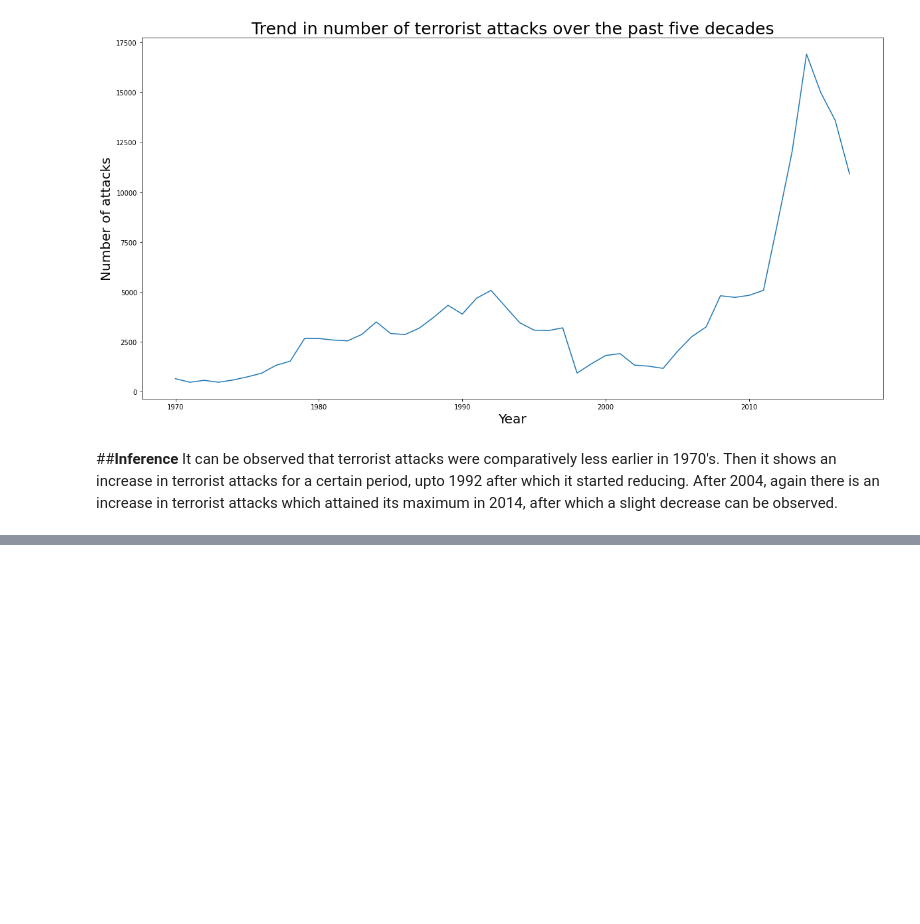
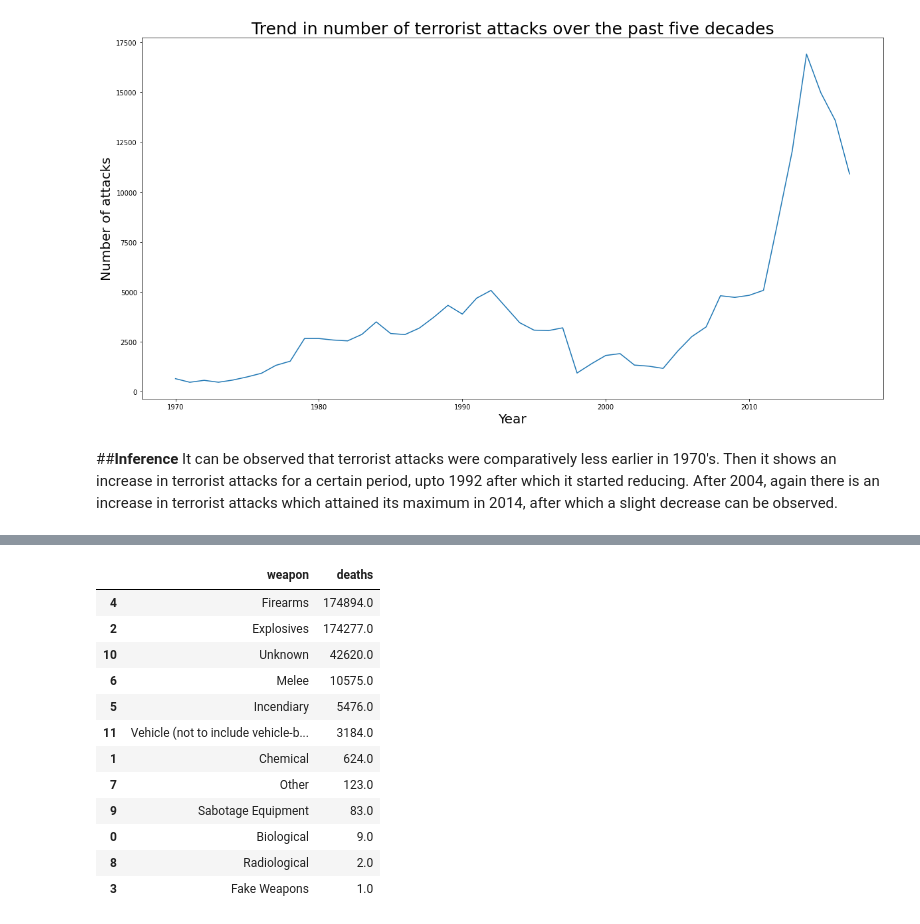
Before and after one commit to manjusreekc/EDA-Global-Terrorism-Analysis, a Jupyter notebook: Global_Terrorism_Analysis_EDA_Capstone_Project.ipynb, the cells around one changed output, grey strips where cells are left out. Saved outputs shown, nothing was run; the diff lists cells and outputs as text; code cells hidden in the pictures; blank space fills up the shorter version.

```diff
--- a/Global_Terrorism_Analysis_EDA_Capstone_Project.ipynb
+++ b/Global_Terrorism_Analysis_EDA_Capstone_Project.ipynb
@@ -615,0 +649,16 @@ It can be observed that terrorist attacks were comparatively less earlier in 197
+# %%
+df8.head(20)
+# %% [output]
+|  | weapon | deaths |
+| 4 | Firearms | 174894.0 |
+| 2 | Explosives | 174277.0 |
+| 10 | Unknown | 42620.0 |
+| 6 | Melee | 10575.0 |
+| 5 | Incendiary | 5476.0 |
+| 11 | Vehicle (not to include vehicle-b... | 3184.0 |
+| 1 | Chemical | 624.0 |
+| 7 | Other | 123.0 |
+| 9 | Sabotage Equipment | 83.0 |
+| 0 | Biological | 9.0 |
+| 8 | Radiological | 2.0 |
+| 3 | Fake Weapons | 1.0 |
```
Also changed, not shown: parts of 13 cells of this notebook.
